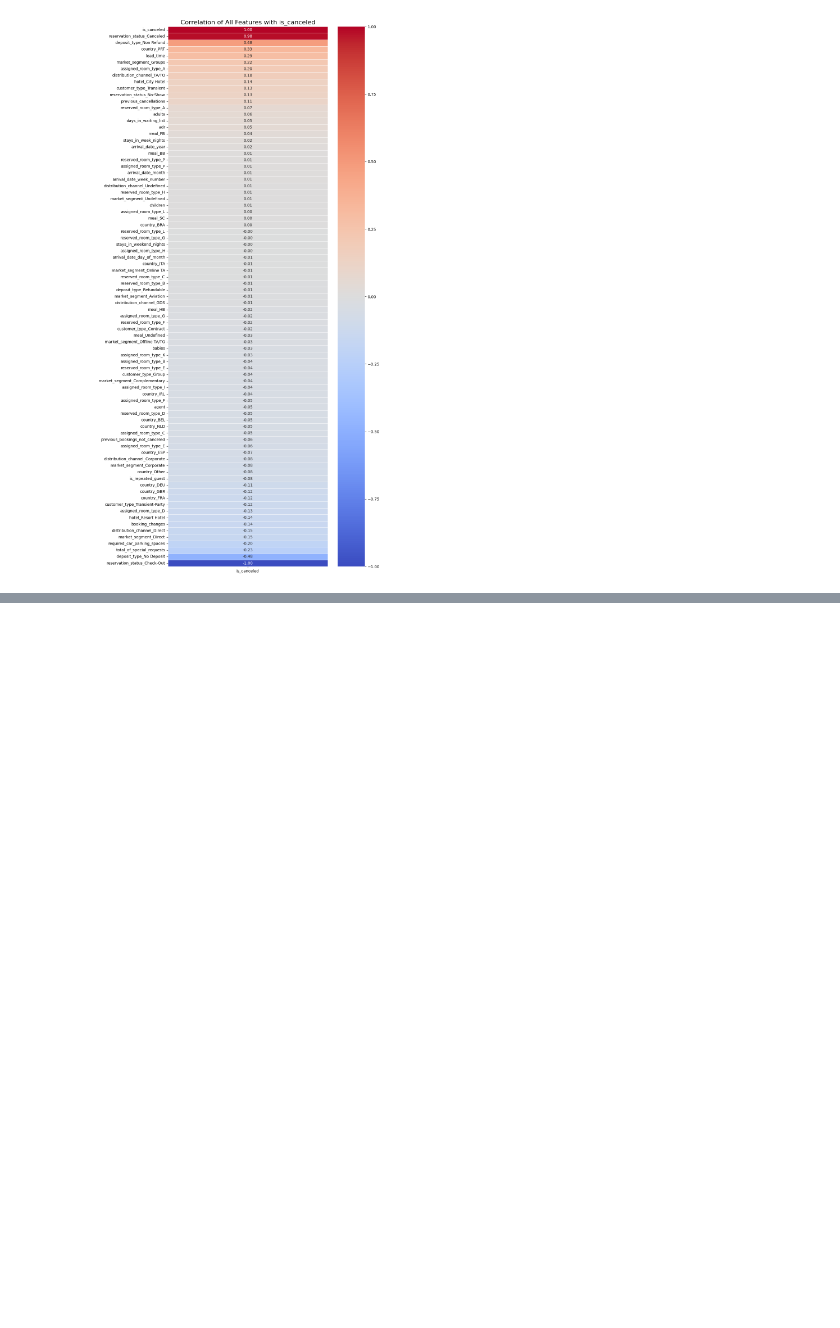
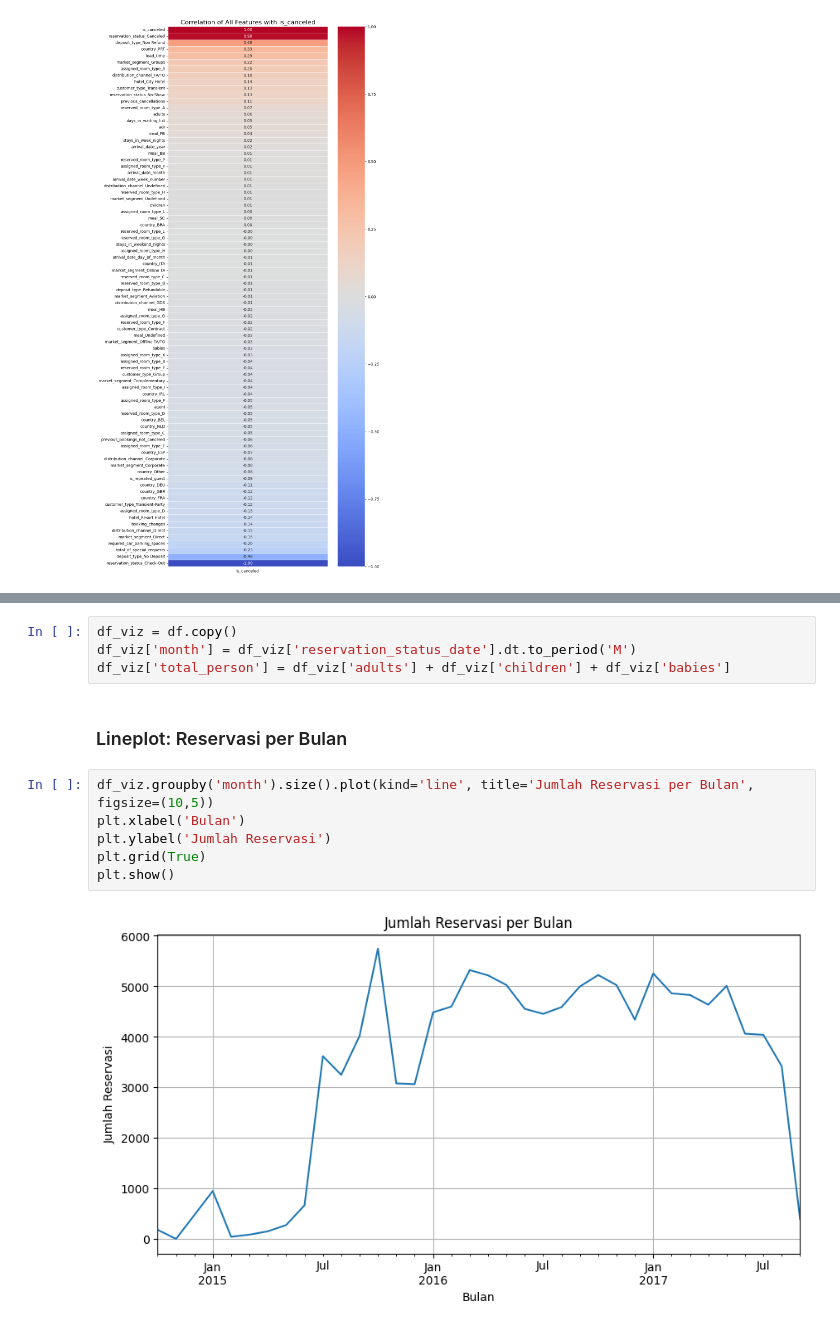
Before and after one commit to krauchelli/ml-sem6-hotel-booking, a Jupyter notebook: ujian.ipynb, the cells around one changed output, grey strips where cells are left out. Saved outputs shown, nothing was run; the diff lists cells and outputs as text; blank space fills up the shorter version.

```diff
--- a/ujian.ipynb
+++ b/ujian.ipynb
@@ -307,0 +327,14 @@ plt.show()
+# %%
+df_viz = df.copy()
+df_viz['month'] = df_viz['reservation_status_date'].dt.to_period('M')
+df_viz['total_person'] = df_viz['adults'] + df_viz['children'] + df_viz['babies']
+# %% [markdown]
+### Lineplot: Reservasi per Bulan
+# %%
+df_viz.groupby('month').size().plot(kind='line', title='Jumlah Reservasi per Bulan', figsize=(10,5))
+plt.xlabel('Bulan')
+plt.ylabel('Jumlah Reservasi')
+plt.grid(True)
+plt.show()
+# %% [output]
+[figure, added]
```
Also changed, not shown: parts of 24 cells of this notebook.
